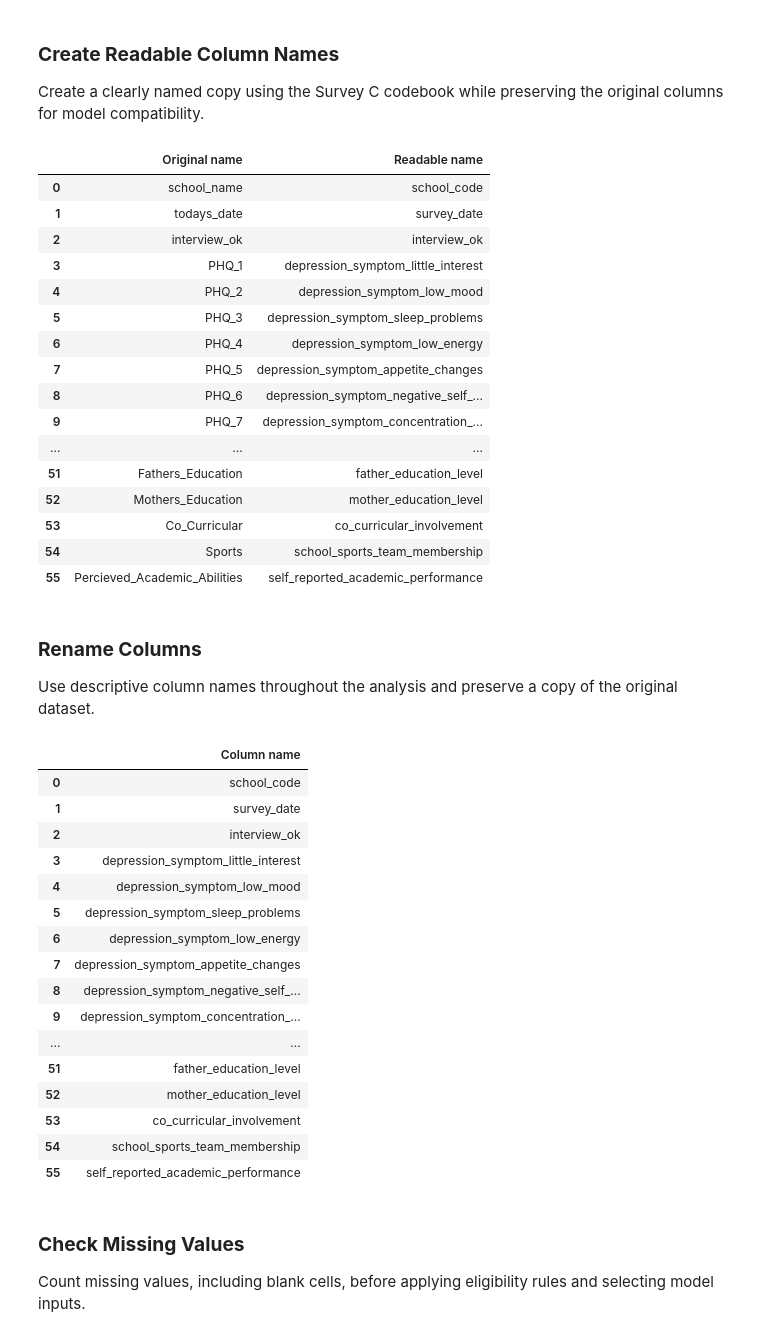
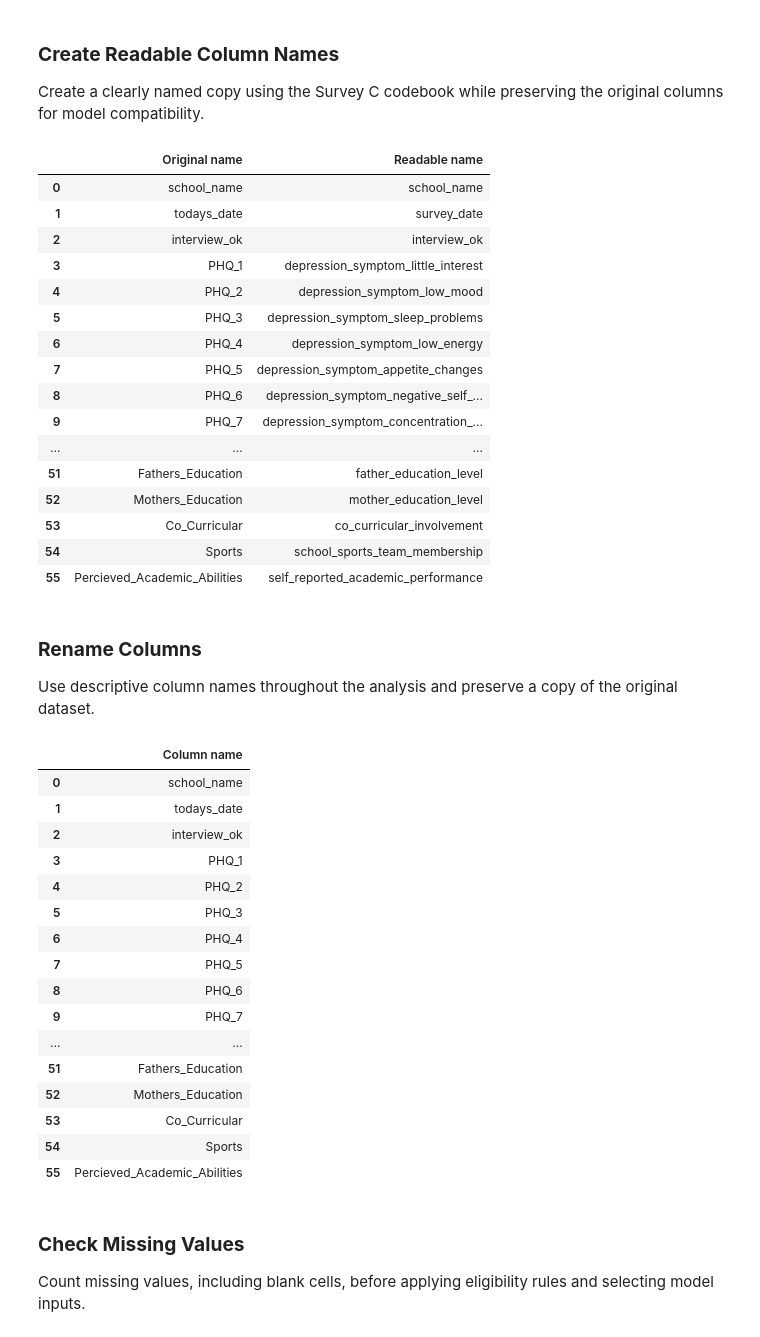
Before and after one commit to N-umwali/SchoolCare-Screening-Priority, a Jupyter notebook: notebook/student_screening.ipynb, the cells around one changed output. Drawn from its saved outputs; the diff is of its cells as text; code cells hidden in the pictures.

Commit message:
Updated the dataset columns naming

```diff
--- a/notebook/student_screening.ipynb
+++ b/notebook/student_screening.ipynb
@@ -33,7 +37,7 @@ Load the dataset and create output folders.**
 
 This cell locates the project folders, loads the original Excel file, and checks the expected 2,905 records and 56 columns.
 # %%
-ROOT = Path("/content/SchoolCare-Screening-Priority")
+ROOT = Path("/content/SchoolCare-Screening-Priority").resolve()
 RAW = ROOT / "data/raw"
 DATA = ROOT / "data/processed"
 REPORTS = ROOT / "reports"
@@ -46,10 +50,7 @@ for folder in (RAW, DATA, REPORTS, FIGURES, ARTIFACTS):
 source = RAW / "survey_c_reidentified.xlsx"
 
 if not source.is_file():
-    uploaded = files.upload()
-    if source.name not in uploaded:
-        raise FileNotFoundError("Upload survey_c_reidentified.xlsx.")
-    source.write_bytes(uploaded[source.name])
+    raise FileNotFoundError(f"Place {source.name} in data/raw before running this notebook.")
 
 raw = pd.read_excel(source)
 assert raw.shape == (2905, 56), f"Unexpected data shape: {raw.shape}"
@@ -95,7 +96,7 @@ display(pd.DataFrame({
 Create a clearly named copy using the Survey C codebook while preserving the original columns for model compatibility.
 # %%
 column_names = {
-    "school_name": "school_code",
+    "school_name": "school_name",
     "todays_date": "survey_date",
     "interview_ok": "interview_ok",  # Codebook uses a different field name.
 
@@ -161,33 +162,34 @@ column_names = {
 # %%
 # Reload the original data so this cell can be rerun safely.
 original_data = pd.read_excel(source)
 original_data.columns = original_data.columns.str.strip()
 
 missing_columns = set(column_names) - set(original_data.columns)
 unexpected_columns = set(original_data.columns) - set(column_names)
 
 assert not missing_columns and not unexpected_columns, (
     f"Missing columns: {sorted(missing_columns)}\n"
     f"Unexpected columns: {sorted(unexpected_columns)}"
 )
 
 assert original_data.columns.is_unique, (
     "The dataset contains duplicate column names."
 )
 assert len(set(column_names.values())) == len(column_names), (
     "The mapping contains duplicate names."
 )
 
-# Rename once and continue using raw in subsequent cells.
-raw = original_data.rename(columns=column_names).copy()
+# Analysis keeps the original column names; readable names are a separate copy.
+raw = original_data.copy()
+readable = original_data.rename(columns=column_names).copy()
 
 display(pd.DataFrame({
     "Original name": original_data.columns,
-    "Readable name": raw.columns,
+    "Readable name": readable.columns,
 }))
 # %% [output]
 |  | Original name | Readable name |
-| 0 | school_name | school_code |
+| 0 | school_name | school_name |
 | 1 | todays_date | survey_date |
 | 2 | interview_ok | interview_ok |
 | 3 | PHQ_1 | depression_symptom_little_interest |
@@ -211,22 +213,22 @@ with pd.option_context("display.max_colwidth", None):
     display(pd.DataFrame({"Column name": raw.columns}))
 # %% [output]
 |  | Column name |
-| 0 | school_code |
-| 1 | survey_date |
+| 0 | school_name |
+| 1 | todays_date |
 | 2 | interview_ok |
-| 3 | depression_symptom_little_interest |
-| 4 | depression_symptom_low_mood |
-| 5 | depression_symptom_sleep_problems |
-| 6 | depression_symptom_low_energy |
-| 7 | depression_symptom_appetite_changes |
-| 8 | depression_symptom_negative_self_... |
-| 9 | depression_symptom_concentration_... |
+| 3 | PHQ_1 |
+| 4 | PHQ_2 |
+| 5 | PHQ_3 |
+| 6 | PHQ_4 |
+| 7 | PHQ_5 |
+| 8 | PHQ_6 |
+| 9 | PHQ_7 |
 | ... | ... |
-| 51 | father_education_level |
-| 52 | mother_education_level |
-| 53 | co_curricular_involvement |
-| 54 | school_sports_team_membership |
-| 55 | self_reported_academic_performance |
+| 51 | Fathers_Education |
+| 52 | Mothers_Education |
+| 53 | Co_Curricular |
+| 54 | Sports |
+| 55 | Percieved_Academic_Abilities |
 # %% [markdown]
 ### **Check Missing Values**
 Count missing values, including blank cells, before applying eligibility rules and selecting model inputs.
```
Also changed, not shown: parts of 39 cells of this notebook.
